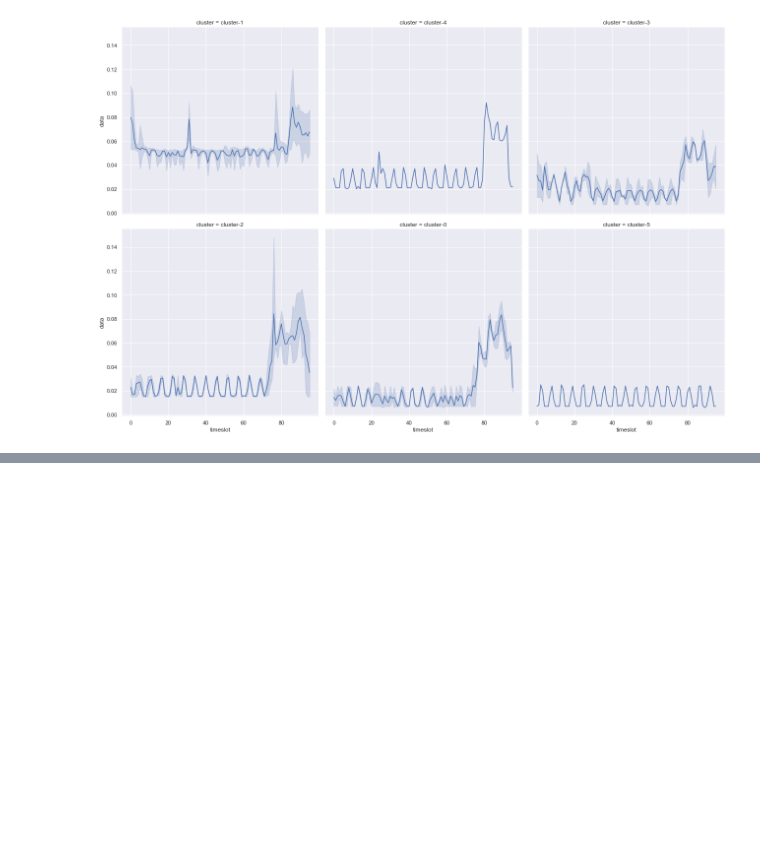
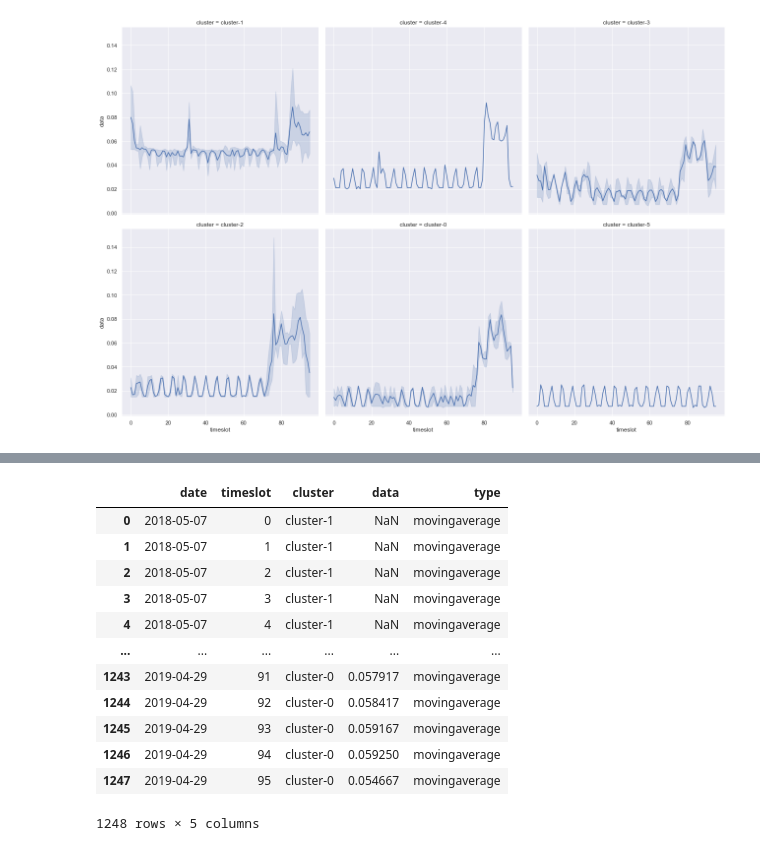
Before and after one commit to formegusto/pattern-recognition, a Jupyter notebook: 03.houself_clustering.ipynb, the cells around one changed output, grey strips where cells are left out. Saved outputs shown, nothing was run; the diff lists cells and outputs as text; code cells hidden in the pictures; blank space fills up the shorter version.

Commit message:
moving average

```diff
--- a/03.houself_clustering.ipynb
+++ b/03.houself_clustering.ipynb
@@ -397,0 +466,17 @@ clusterMap.map(sns.lineplot, "timeslot", "data")
+# %%
+ma['type'] = 'movingaverage'
+ma
+# %% [output]
+|  | date | timeslot | cluster | data | type |
+| 0 | 2018-05-07 | 0 | cluster-1 | NaN | movingaverage |
+| 1 | 2018-05-07 | 1 | cluster-1 | NaN | movingaverage |
+| 2 | 2018-05-07 | 2 | cluster-1 | NaN | movingaverage |
+| 3 | 2018-05-07 | 3 | cluster-1 | NaN | movingaverage |
+| 4 | 2018-05-07 | 4 | cluster-1 | NaN | movingaverage |
+| ... | ... | ... | ... | ... | ... |
+| 1243 | 2019-04-29 | 91 | cluster-0 | 0.057917 | movingaverage |
+| 1244 | 2019-04-29 | 92 | cluster-0 | 0.058417 | movingaverage |
+| 1245 | 2019-04-29 | 93 | cluster-0 | 0.059167 | movingaverage |
+| 1246 | 2019-04-29 | 94 | cluster-0 | 0.059250 | movingaverage |
+| 1247 | 2019-04-29 | 95 | cluster-0 | 0.054667 | movingaverage |
+1248 rows × 5 columns
```
Also changed, not shown: parts of 10 cells of this notebook.
